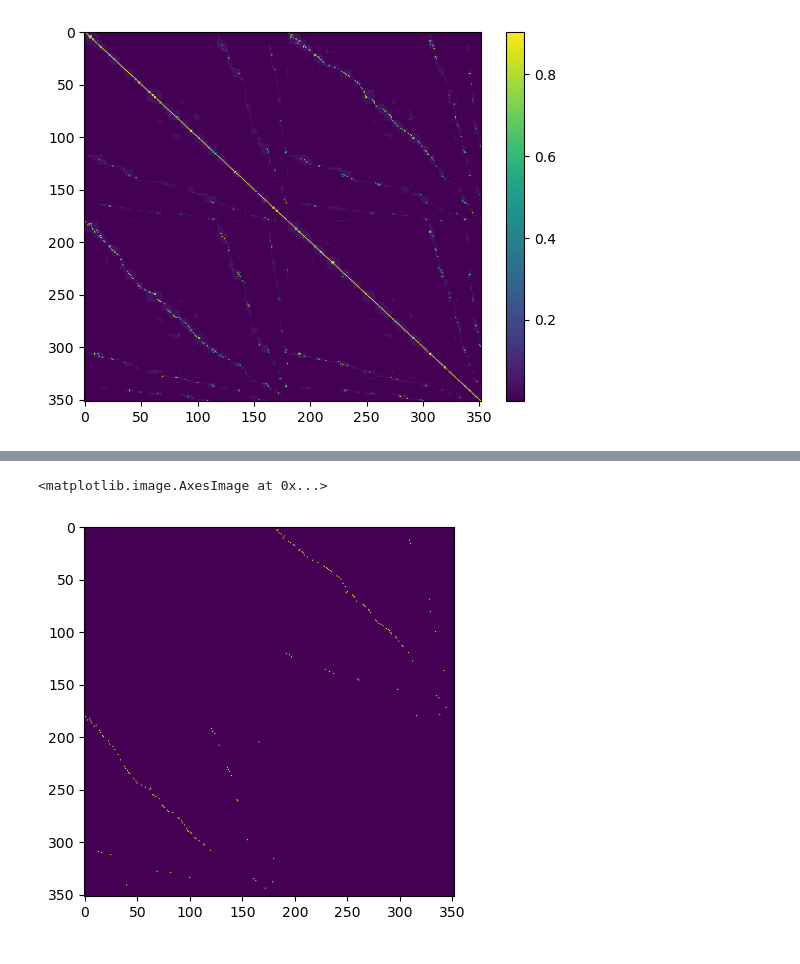
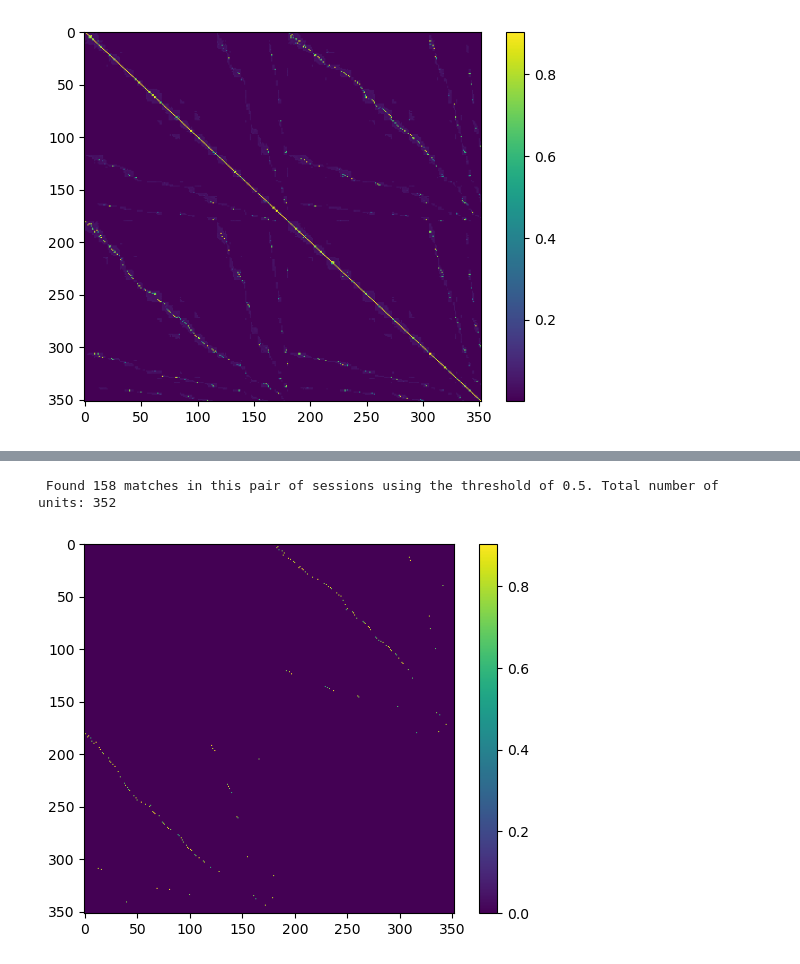
Before and after one commit to EnnyvanBeest/UnitMatch, a Jupyter notebook: UnitMatchPy/Demo Notebooks/DeepUnitMatch.ipynb, the cells around one changed output, grey strips where cells are left out. Cells and saved outputs as stored; diff of their text form; code cells hidden in the pictures.

```diff
--- a/UnitMatchPy/Demo Notebooks/DeepUnitMatch.ipynb
+++ b/UnitMatchPy/Demo Notebooks/DeepUnitMatch.ipynb
@@ -97,14 +97,11 @@ The percentage of false +ve's is 0.00% for session 2
 This assumes that the spike sorter has made no mistakes
 # %%
 # Process the output probability matrix to get final set of matches (across sessions)
-within_session = (session_id[:, None] == session_id).astype(int)
-probs = output_prob_matrix.copy()
-probs[within_session == True] = 0
-matches = probs > 0.5
-dir_filtered = test.directional_filter(matches)         # make the matching critera more stringent
-dir_filtered_matches = dir_filtered > 0.5
-confout = test.remove_conflicts(dir_filtered)           # ensure each neuron is only matched once
-plt.imshow(confout)
+matching_threshold = 0.5
+probs, final_matches = test.get_final_matches(output_prob_matrix, session_id, matching_threshold)
+plt.imshow(probs, cmap='viridis')
+plt.colorbar()
+print(f" Found {np.sum(final_matches)} matches in this pair of sessions using the threshold of {matching_threshold}. Total number of units: {param['n_units']}")
 # %% [output]
-<matplotlib.image.AxesImage at 0x...>
+ Found 158 matches in this pair of sessions using the threshold of 0.5. Total number of units: 352
-[figure, old version]
+[figure, new version]
```
Also changed, not shown: parts of 1 cell of this notebook, 1 other file.
